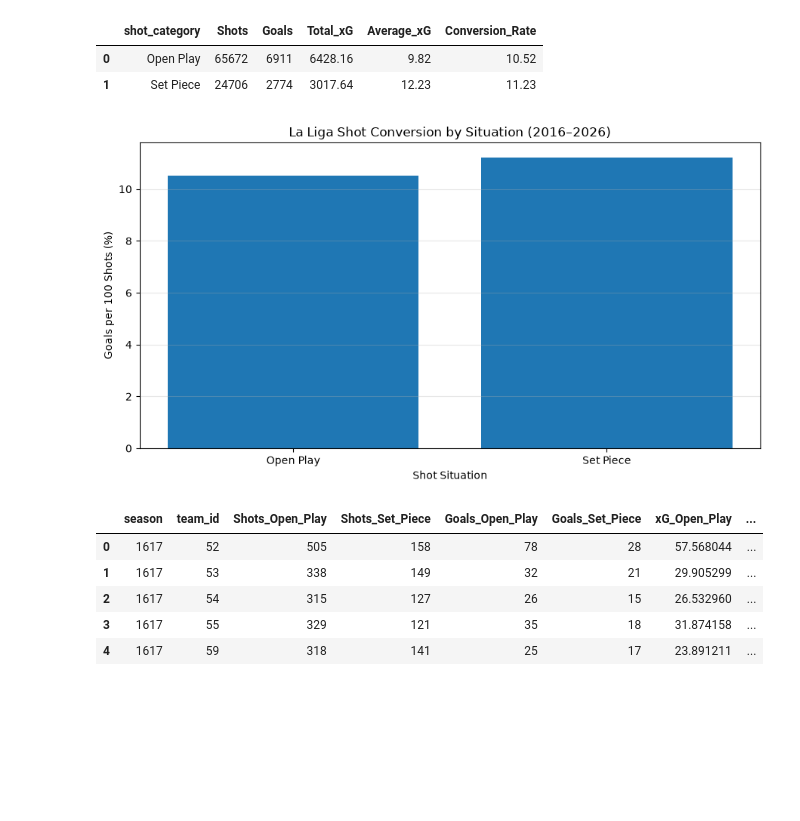
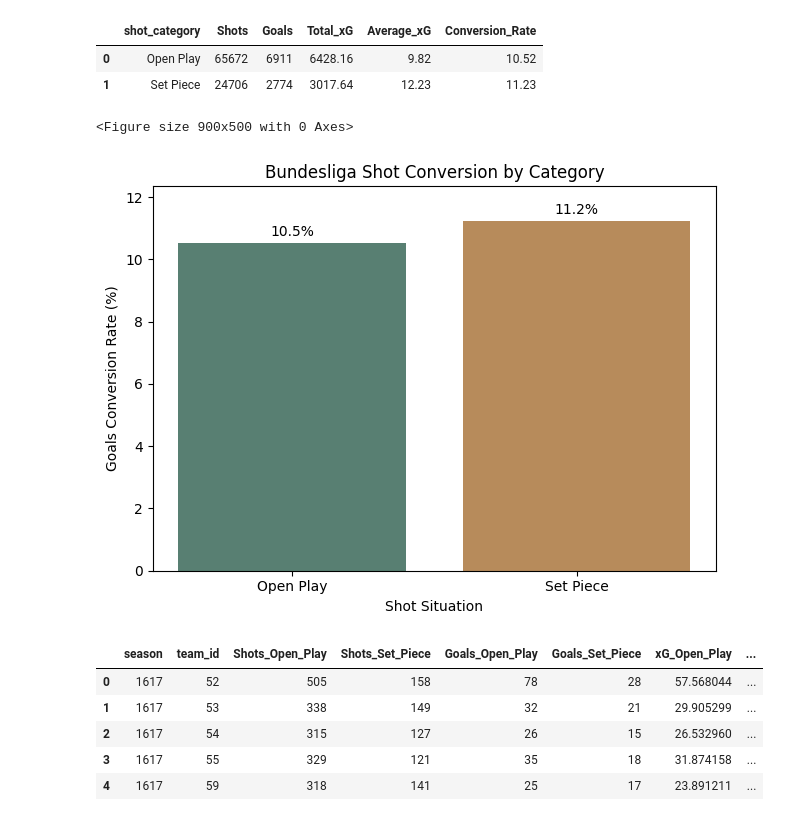
Before and after one commit to PhilipVickery/445FinalProject, a Jupyter notebook: LaLiga.ipynb, the cells around one changed output. Saved outputs shown, nothing was run; the diff lists cells and outputs as text; code cells hidden in the pictures; blank space fills up the shorter version.

Commit message:
Final graphs

```diff
--- a/LaLiga.ipynb
+++ b/LaLiga.ipynb
@@ -297,20 +300,27 @@ display(category_stats.round(2))
 # %%
 plt.figure(figsize=(9, 5))
 
-plt.bar(
+colors = ['#587f72', '#b78b5b']
+
+fig, ax = plt.subplots()
+bars = ax.bar(
     category_stats["shot_category"],
-    category_stats["Conversion_Rate"]
+    category_stats["Conversion_Rate"],
+    color=colors
 )
+ax.bar_label(bars, padding=3, fmt='%.1f%%')
+ax.set_ylim(0, max(category_stats["Conversion_Rate"]) * 1.10)
 
-plt.title("La Liga Shot Conversion by Situation (2016–2026)")
+plt.title("Bundesliga Shot Conversion by Category")
 plt.xlabel("Shot Situation")
-plt.ylabel("Goals per 100 Shots (%)")
+plt.ylabel("Goals Conversion Rate (%)")
 
-plt.grid(axis="y", alpha=0.3)
+
 plt.tight_layout()
 plt.show()
 # %% [output]
+<Figure size 900x500 with 0 Axes>
-[figure, old version]
+[figure, new version]
 # %%
 # Focus on the two main categories
 main_shots = shots[
```
Also changed, not shown: parts of 4 cells of this notebook, 2 other files.
